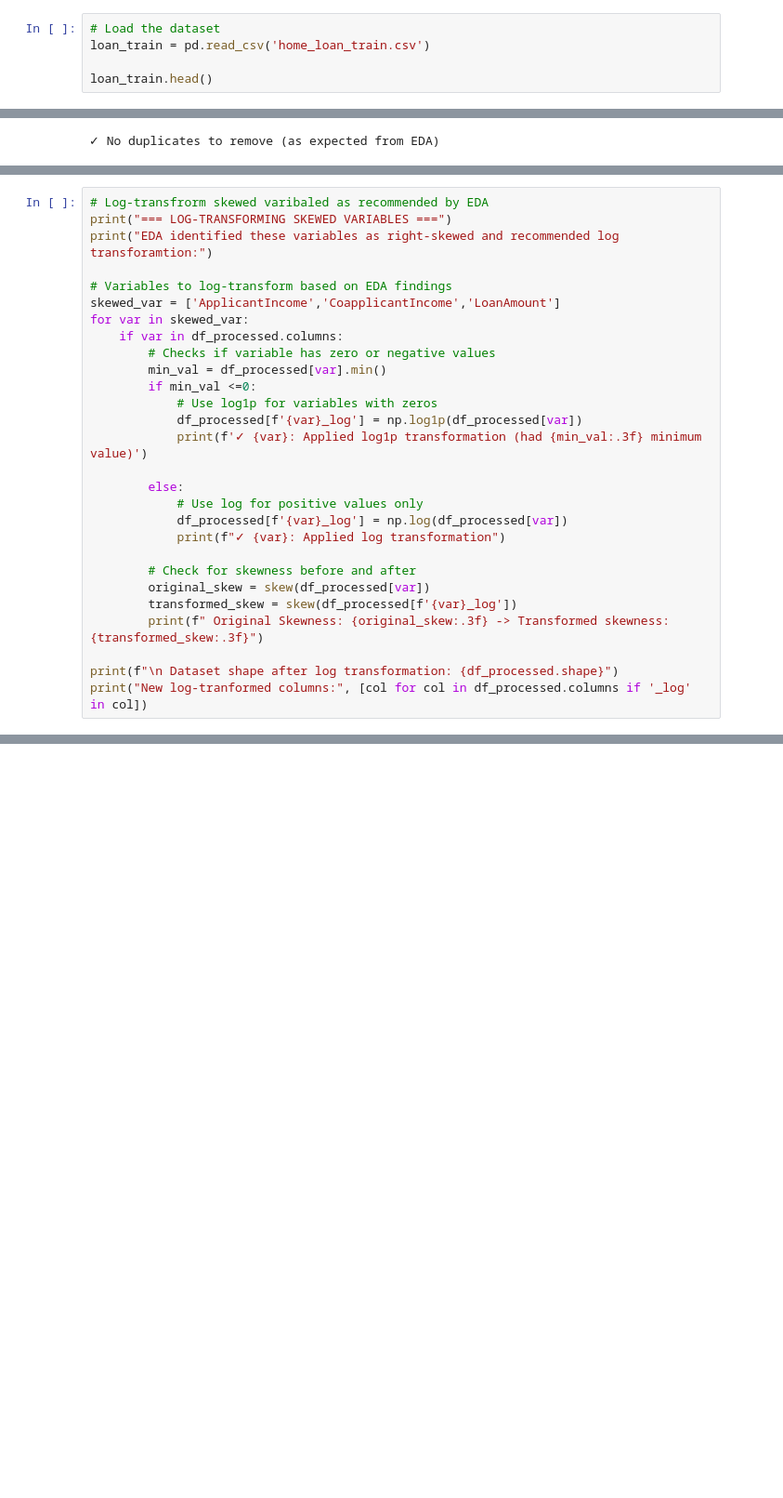
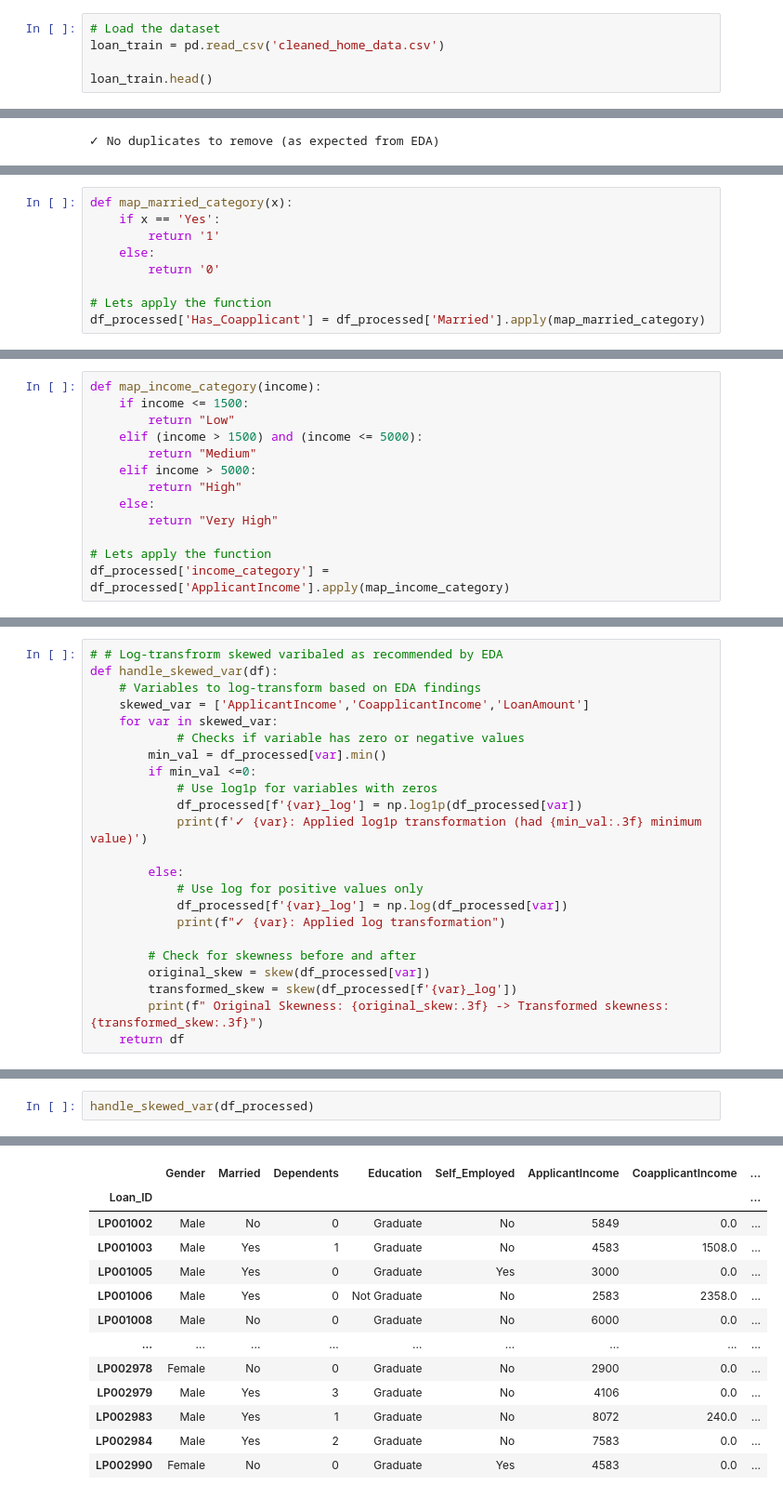
Before and after one commit to Cunyie08/module_3, a Jupyter notebook: module_3_tasks/kanyisola_fagbayi_task_25_home_dataset/home_loan_data_preprocessing.ipynb, the cells around one changed output, grey strips where cells are left out. Shown at 93% size. Saved outputs shown, nothing was run; the diff lists cells and outputs as text; blank space fills up the shorter version.

Commit message:
data preprocessing modified

```diff
--- a/module_3_tasks/kanyisola_fagbayi_task_25_home_dataset/home_loan_data_preprocessing.ipynb
+++ b/module_3_tasks/kanyisola_fagbayi_task_25_home_dataset/home_loan_data_preprocessing.ipynb
@@ -53,7 +53,7 @@ print('All libraries imported successfully')
 All libraries imported successfully
 # %%
 # Load the dataset
-loan_train = pd.read_csv('home_loan_train.csv')
+loan_train = pd.read_csv('cleaned_home_data.csv')
 
 loan_train.head()
 # %% [output]
@@ -269,0 +257,9 @@ else:
+# %%
+def map_married_category(x):
+    if x == 'Yes':
+        return '1'
+    else:
+        return '0'
+
+# Lets apply the function
+df_processed['Has_Coapplicant'] = df_processed['Married'].apply(map_married_category)
@@ -269,0 +275,13 @@ else:
+# %%
+def map_income_category(income):
+    if income <= 1500:
+        return "Low"
+    elif (income > 1500) and (income <= 5000):
+        return "Medium"
+    elif income > 5000:
+        return "High"
+    else:
+        return "Very High"
+
+# Lets apply the function
+df_processed['income_category'] = df_processed['ApplicantIncome'].apply(map_income_category)
@@ -272,15 +297,12 @@ else:
 
 Based on EDA findings, transform the right-skewed variables identified
 # %%
-# Log-transfrorm skewed varibaled as recommended by EDA
-print("=== LOG-TRANSFORMING SKEWED VARIABLES ===")
-print("EDA identified these variables as right-skewed and recommended log transforamtion:")
-
-# Variables to log-transform based on EDA findings
-skewed_var = ['ApplicantIncome','CoapplicantIncome','LoanAmount']
-for var in skewed_var:
-    if var in df_processed.columns:
-        # Checks if variable has zero or negative values
+# # Log-transfrorm skewed varibaled as recommended by EDA
+def handle_skewed_var(df):
+    # Variables to log-transform based on EDA findings
+    skewed_var = ['ApplicantIncome','CoapplicantIncome','LoanAmount']
+    for var in skewed_var:
+            # Checks if variable has zero or negative values
         min_val = df_processed[var].min()
         if min_val <=0:
             # Use log1p for variables with zeros
@@ -296,6 +318,4 @@ for var in skewed_var:
         original_skew = skew(df_processed[var])
         transformed_skew = skew(df_processed[f'{var}_log'])
         print(f" Original Skewness: {original_skew:.3f} -> Transformed skewness: {transformed_skew:.3f}")
-
-print(f"\n Dataset shape after log transformation: {df_processed.shape}")
-print("New log-tranformed columns:", [col for col in df_processed.columns if '_log' in col])
+    return df
@@ -317,0 +322,3 @@ Based on EDA findings, handle outliers using IQR-clipping method
+# %%
+handle_skewed_var(df_processed)
+# %% [output]
@@ -317,0 +331,13 @@ Based on EDA findings, handle outliers using IQR-clipping method
+|  | Gender | Married | Dependents | Education | Self_Employed | ApplicantIncome | CoapplicantIncome | ... |
+| Loan_ID |  |  |  |  |  |  |  | ... |
+| LP001002 | Male | No | 0 | Graduate | No | 5849 | 0.0 | ... |
+| LP001003 | Male | Yes | 1 | Graduate | No | 4583 | 1508.0 | ... |
+| LP001005 | Male | Yes | 0 | Graduate | Yes | 3000 | 0.0 | ... |
+| LP001006 | Male | Yes | 0 | Not Graduate | No | 2583 | 2358.0 | ... |
+| LP001008 | Male | No | 0 | Graduate | No | 6000 | 0.0 | ... |
+| ... | ... | ... | ... | ... | ... | ... | ... | ... |
+| LP002978 | Female | No | 0 | Graduate | No | 2900 | 0.0 | ... |
+| LP002979 | Male | Yes | 3 | Graduate | No | 4106 | 0.0 | ... |
+| LP002983 | Male | Yes | 1 | Graduate | No | 8072 | 240.0 | ... |
+| LP002984 | Male | Yes | 2 | Graduate | No | 7583 | 0.0 | ... |
+| LP002990 | Female | No | 0 | Graduate | Yes | 4583 | 0.0 | ... |
```
Also changed, not shown: parts of 38 cells of this notebook, 2 other files.
